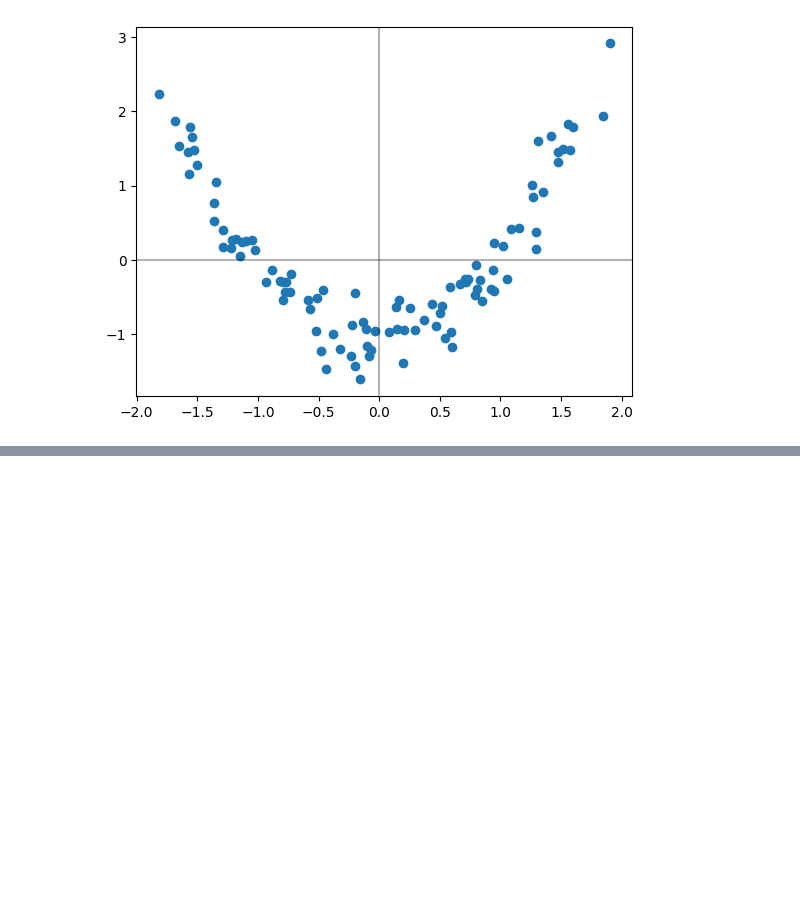
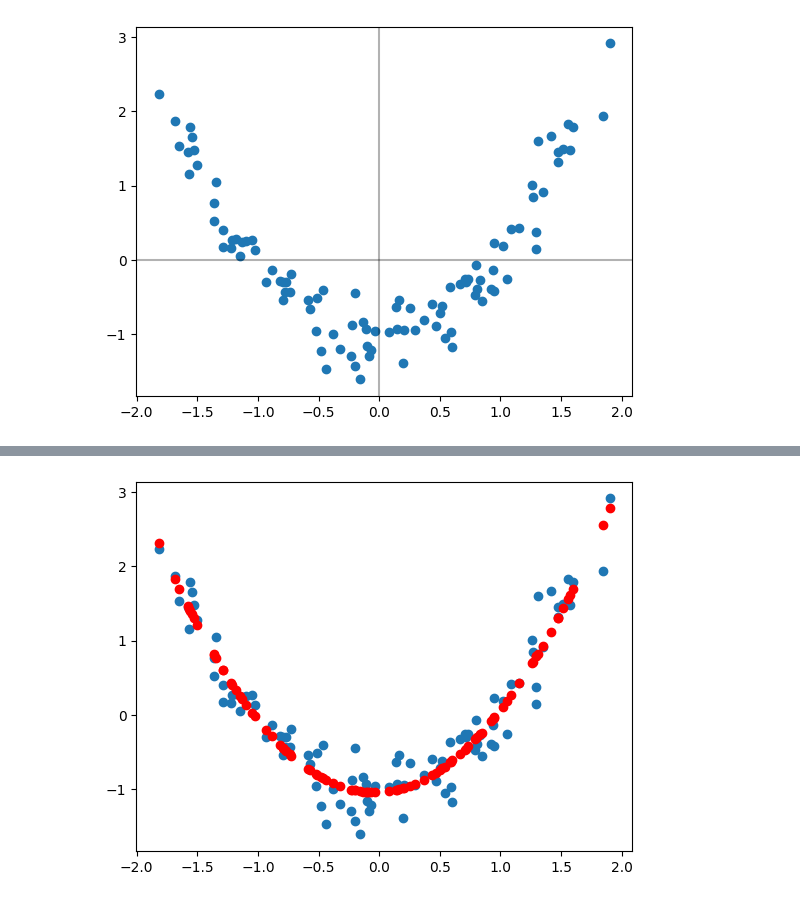
Before and after one commit to viralka/data_web_creators, a Jupyter notebook: Algorithms/kernel_reggression.ipynb, the cells around one changed output, grey strips where cells are left out. Drawn from its saved outputs; the diff is of its cells as text; code cells hidden in the pictures; blank space fills up the shorter version.

```diff
--- a/Algorithms/kernel_reggression.ipynb
+++ b/Algorithms/kernel_reggression.ipynb
@@ -145,0 +163,5 @@ def pairwise_l2_distances(X, Y):
+# %%
+K = polynomial_kernel(X, X)
+visvilasition(K, pw = 0.001)
+# %% [output]
+[figure, added]
```
Also changed, not shown: parts of 19 cells of this notebook, 1 other file.
